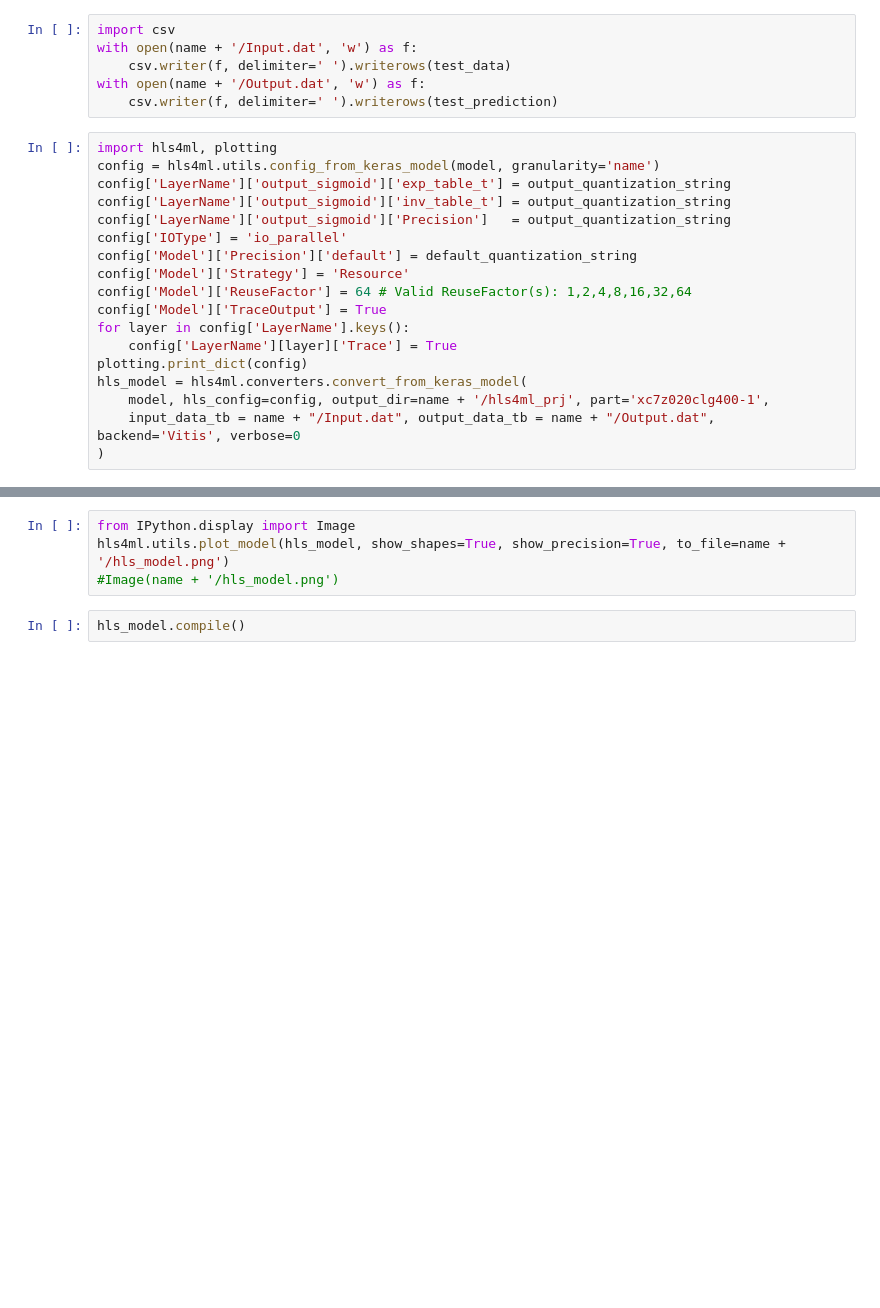
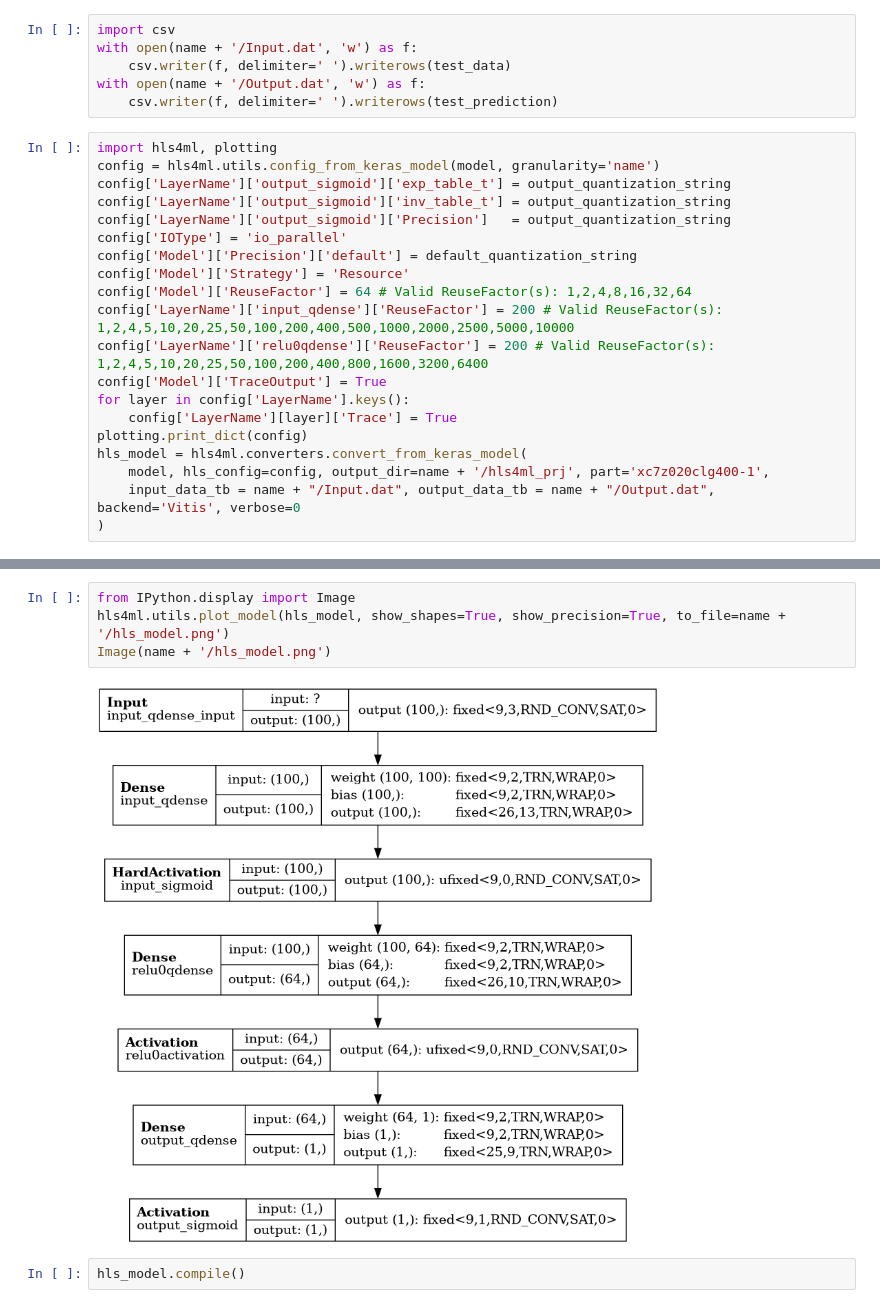
Before and after one commit to mzandrew/phys476, a Jupyter notebook: final_project/waveform_dataset/mza-try5.pulse-height.ipynb, the cells around one changed output, grey strips where cells are left out. Saved outputs shown, nothing was run; the diff lists cells and outputs as text; blank space fills up the shorter version.

Commit message:
9bit takes 83 DSPs with appropriate ReuseFactors

```diff
--- a/final_project/waveform_dataset/mza-try5.pulse-height.ipynb
+++ b/final_project/waveform_dataset/mza-try5.pulse-height.ipynb
@@ -180,6 +179,8 @@ config['IOType'] = 'io_parallel'
 config['Model']['Precision']['default'] = default_quantization_string
 config['Model']['Strategy'] = 'Resource'
 config['Model']['ReuseFactor'] = 64 # Valid ReuseFactor(s): 1,2,4,8,16,32,64
+config['LayerName']['input_qdense']['ReuseFactor'] = 200 # Valid ReuseFactor(s): 1,2,4,5,10,20,25,50,100,200,400,500,1000,2000,2500,5000,10000
+config['LayerName']['relu0qdense']['ReuseFactor'] = 200 # Valid ReuseFactor(s): 1,2,4,5,10,20,25,50,100,200,400,800,1600,3200,6400
 config['Model']['TraceOutput'] = True
 for layer in config['LayerName'].keys():
     config['LayerName'][layer]['Trace'] = True
@@ -209,7 +210,9 @@ WARNING: Invalid ReuseFactor=8 in layer "relu0qdense".Using ReuseFactor=10 inste
 # %%
 from IPython.display import Image
 hls4ml.utils.plot_model(hls_model, show_shapes=True, show_precision=True, to_file=name + '/hls_model.png')
-#Image(name + '/hls_model.png')
+Image(name + '/hls_model.png')
+# %% [output]
+[figure, added]
 # %%
 hls_model.compile()
 # %% [output]
```
Also changed, not shown: parts of 6 cells of this notebook.
